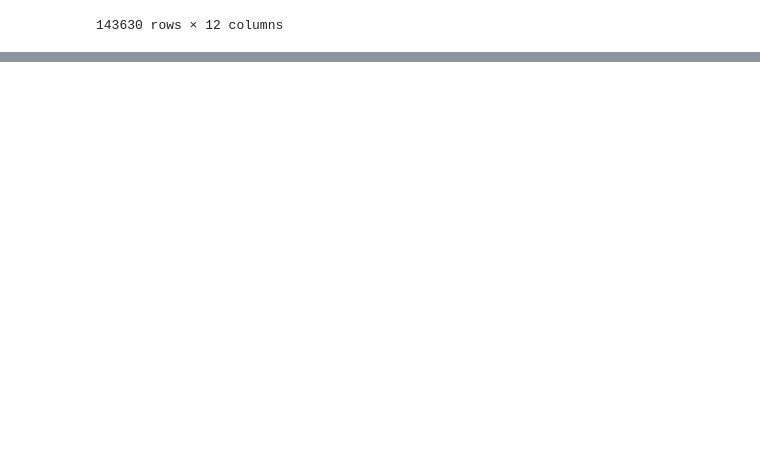
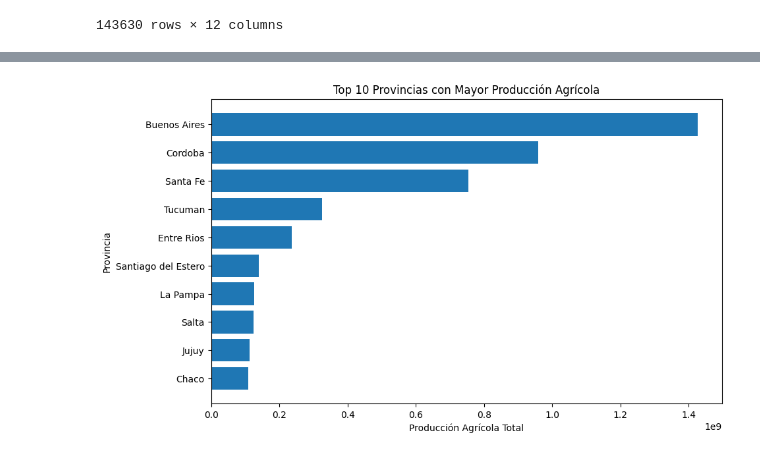
Before and after one commit to Marianod2003/Proyectogrupo21, a Jupyter notebook: .ipynb, the cells around one changed output, grey strips where cells are left out. Saved outputs shown, nothing was run; the diff lists cells and outputs as text; code cells hidden in the pictures; blank space fills up the shorter version.

```diff
--- a/.ipynb
+++ b/.ipynb
@@ -51,0 +236,18 @@ heatmap.set_title('Mapa de calor de correlación ', fontdict={'fontsize':18}, pa
+# %%
+# Agrupa los datos por Provincia y calcula la producción agrícola total para cada una
+produccion_por_provincia = df_agricola.groupby('provincia')['produccion'].sum().reset_index()
+
+# Ordena las Provincias por producción agrícola de mayor a menor
+produccion_por_provincia = produccion_por_provincia.sort_values(by='produccion', ascending=False)
+
+# Visualiza las Provincias con la mayor producción agrícola (por ejemplo, las 10 principales)
+top_n_provincias = 10
+plt.figure(figsize=(10, 6))
+plt.barh(produccion_por_provincia['provincia'].head(top_n_provincias), produccion_por_provincia['produccion'].head(top_n_provincias))
+plt.xlabel('Producción Agrícola Total')
+plt.ylabel('Provincia')
+plt.title(f'Top {top_n_provincias} Provincias con Mayor Producción Agrícola')
+plt.gca().invert_yaxis()  # Invierte el eje y para mostrar la que tiene la mayor producción en la parte superior
+plt.show()
+# %% [output]
+[figure, added]
```
Also changed, not shown: parts of 36 cells of this notebook.
